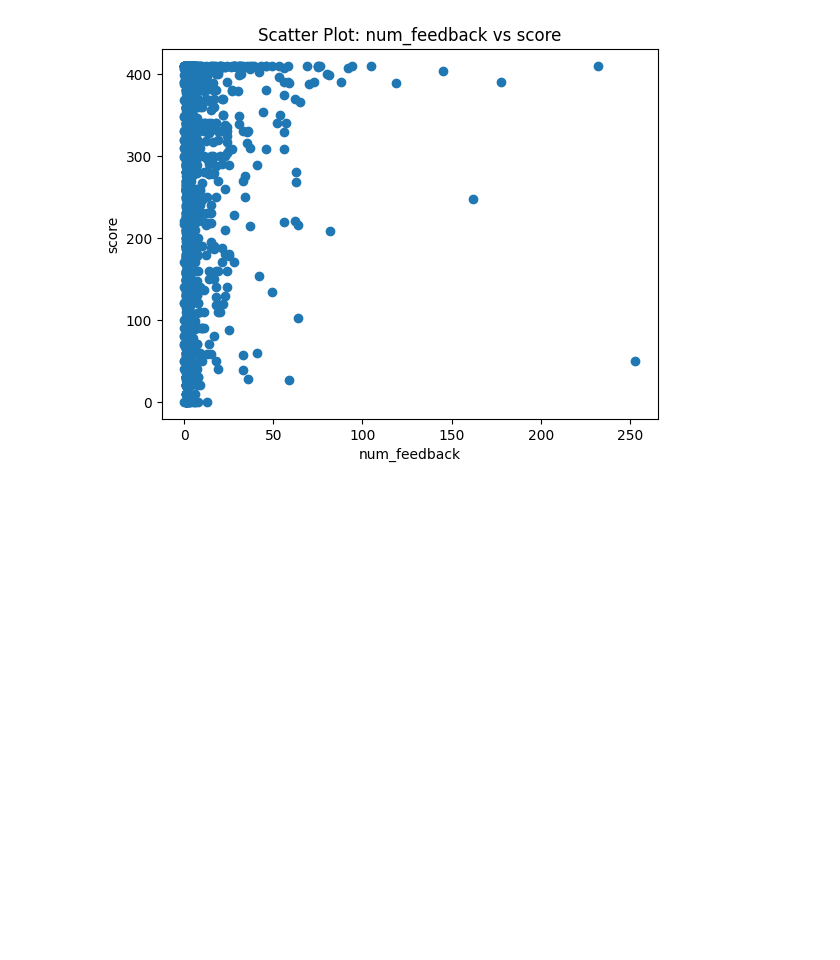
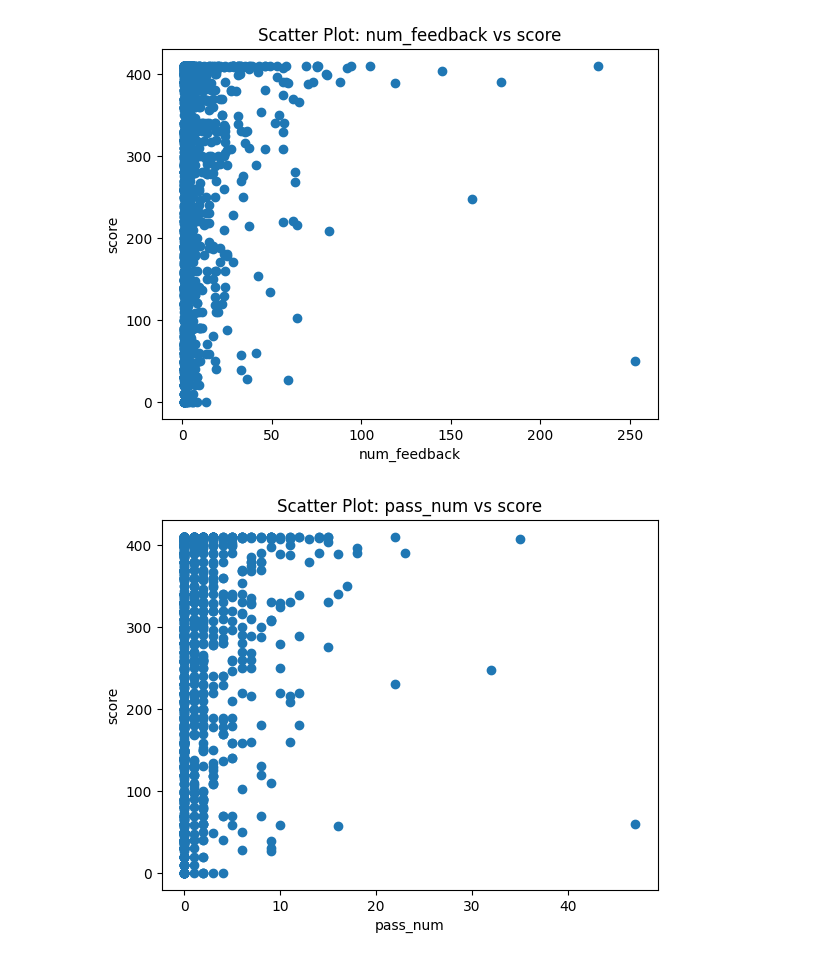
Before and after one commit to samchen0508/747-A2-data, a Jupyter notebook: results.ipynb, the cells around one changed output. Drawn from its saved outputs; the diff is of its cells as text; code cells hidden in the pictures; blank space fills up the shorter version.

```diff
--- a/results.ipynb
+++ b/results.ipynb
@@ -202,3 +217,17 @@ plt.title('Scatter Plot: num_feedback vs score')
 plt.show()
 # %% [output]
 [figure]
+# %%
+import matplotlib.pyplot as plt
+
+# Assuming your DataFrame is named "df"
+x = sorted_data['pass_num']
+y = sorted_data['score']
+
+plt.scatter(x, y)
+plt.xlabel('pass_num')
+plt.ylabel('score')
+plt.title('Scatter Plot: pass_num vs score')
+plt.show()
+# %% [output]
+[figure, added]
```
Also changed, not shown: parts of 9 cells of this notebook.
